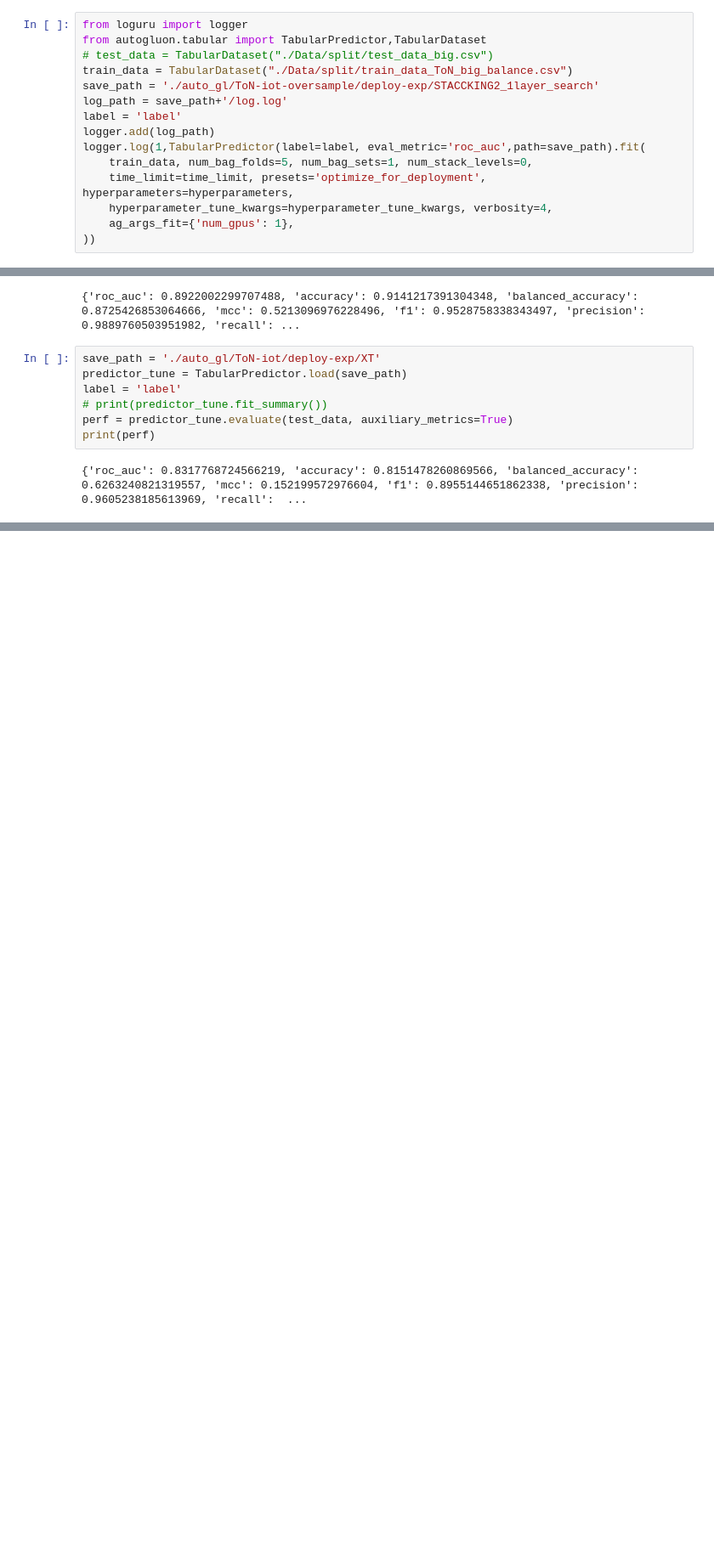
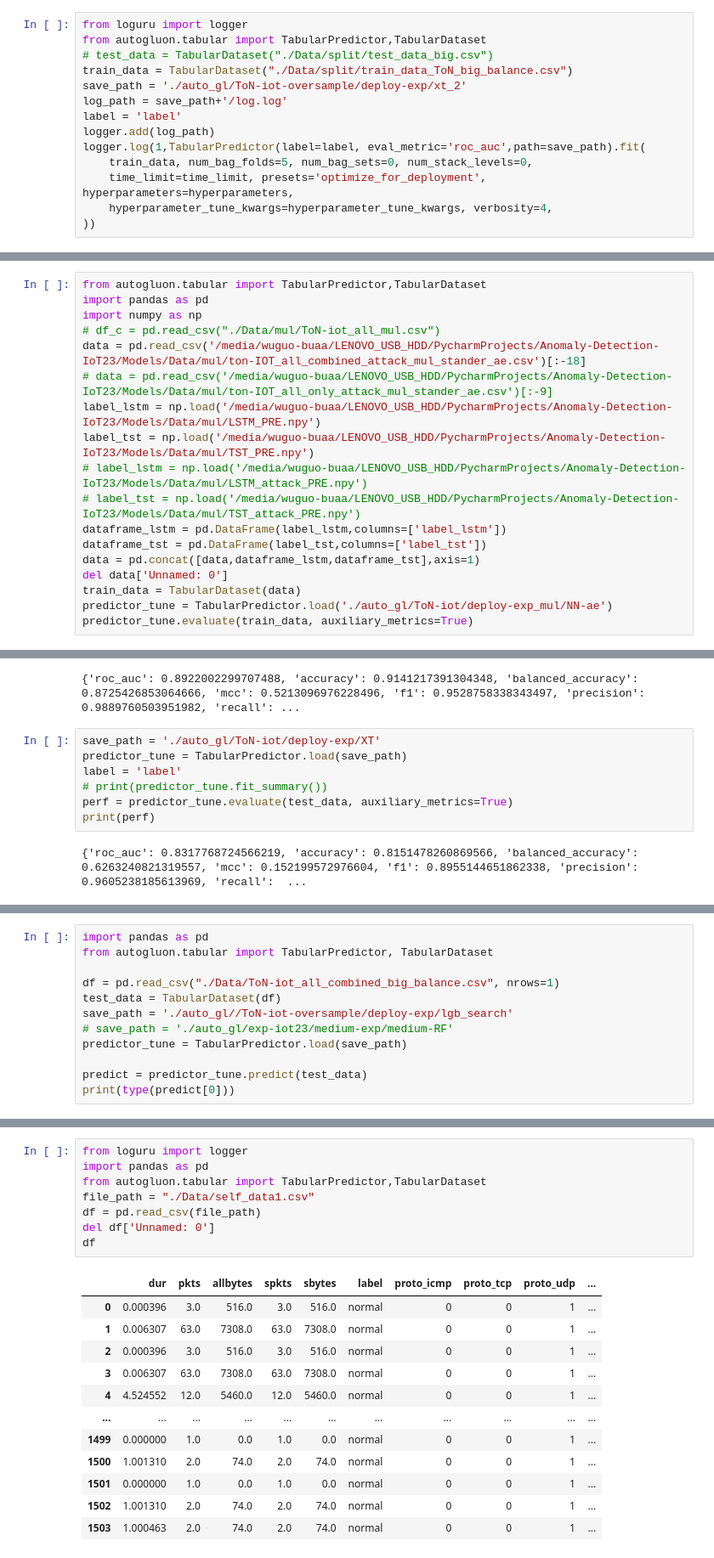
Before and after one commit to wuguobeijing/Anomaly-Detection-IoT23, a Jupyter notebook: Models/auto_gl.ipynb, the cells around one changed output, grey strips where cells are left out. Shown at 85% size. Cells and saved outputs as stored; diff of their text form; blank space fills up the shorter version.

Commit message:
sef_define_data_mul

```diff
--- a/Models/auto_gl.ipynb
+++ b/Models/auto_gl.ipynb
@@ -982,15 +1364,14 @@ from loguru import logger
 from autogluon.tabular import TabularPredictor,TabularDataset
 # test_data = TabularDataset("./Data/split/test_data_big.csv")
 train_data = TabularDataset("./Data/split/train_data_ToN_big_balance.csv")
-save_path = './auto_gl/ToN-iot-oversample/deploy-exp/STACCKING2_1layer_search'
+save_path = './auto_gl/ToN-iot-oversample/deploy-exp/xt_2'
 log_path = save_path+'/log.log'
 label = 'label'
 logger.add(log_path)
 logger.log(1,TabularPredictor(label=label, eval_metric='roc_auc',path=save_path).fit(
-    train_data, num_bag_folds=5, num_bag_sets=1, num_stack_levels=0,
+    train_data, num_bag_folds=5, num_bag_sets=0, num_stack_levels=0,
     time_limit=time_limit, presets='optimize_for_deployment', hyperparameters=hyperparameters,
     hyperparameter_tune_kwargs=hyperparameter_tune_kwargs, verbosity=4,
-    ag_args_fit={'num_gpus': 1},
 ))
 # %% [output]
 File delimiter for ./Data/split/train_data_ToN_big_balance.csv inferred as ',' (comma). If this is incorrect, please manually load the data as a pandas DataFrame.
@@ -1109,0 +1890,18 @@ predictor_tune.predict(test_data)
+# %%
+from autogluon.tabular import TabularPredictor,TabularDataset
+import pandas as pd
+import numpy as np
+# df_c = pd.read_csv("./Data/mul/ToN-iot_all_mul.csv")
+data = pd.read_csv('/media/wuguo-buaa/LENOVO_USB_HDD/PycharmProjects/Anomaly-Detection-IoT23/Models/Data/mul/ton-IOT_all_combined_attack_mul_stander_ae.csv')[:-18]
+# data = pd.read_csv('/media/wuguo-buaa/LENOVO_USB_HDD/PycharmProjects/Anomaly-Detection-IoT23/Models/Data/mul/ton-IOT_all_only_attack_mul_stander_ae.csv')[:-9]
+label_lstm = np.load('/media/wuguo-buaa/LENOVO_USB_HDD/PycharmProjects/Anomaly-Detection-IoT23/Models/Data/mul/LSTM_PRE.npy')
+label_tst = np.load('/media/wuguo-buaa/LENOVO_USB_HDD/PycharmProjects/Anomaly-Detection-IoT23/Models/Data/mul/TST_PRE.npy')
+# label_lstm = np.load('/media/wuguo-buaa/LENOVO_USB_HDD/PycharmProjects/Anomaly-Detection-IoT23/Models/Data/mul/LSTM_attack_PRE.npy')
+# label_tst = np.load('/media/wuguo-buaa/LENOVO_USB_HDD/PycharmProjects/Anomaly-Detection-IoT23/Models/Data/mul/TST_attack_PRE.npy')
+dataframe_lstm = pd.DataFrame(label_lstm,columns=['label_lstm'])
+dataframe_tst = pd.DataFrame(label_tst,columns=['label_tst'])
+data = pd.concat([data,dataframe_lstm,dataframe_tst],axis=1)
+del data['Unnamed: 0']
+train_data = TabularDataset(data)
+predictor_tune = TabularPredictor.load('./auto_gl/ToN-iot/deploy-exp_mul/NN-ae')
+predictor_tune.evaluate(train_data, auxiliary_metrics=True)
@@ -1126,0 +1931,12 @@ print(perf)
+# %%
+import pandas as pd
+from autogluon.tabular import TabularPredictor, TabularDataset
+
+df = pd.read_csv("./Data/ToN-iot_all_combined_big_balance.csv", nrows=1)
+test_data = TabularDataset(df)
+save_path = './auto_gl//ToN-iot-oversample/deploy-exp/lgb_search'
+# save_path = './auto_gl/exp-iot23/medium-exp/medium-RF'
+predictor_tune = TabularPredictor.load(save_path)
+
+predict = predictor_tune.predict(test_data)
+print(type(predict[0]))
@@ -1126,0 +2020,21 @@ print(perf)
+# %%
+from loguru import logger
+import pandas as pd
+from autogluon.tabular import TabularPredictor,TabularDataset
+file_path = "./Data/self_data1.csv"
+df = pd.read_csv(file_path)
+del df['Unnamed: 0']
+df
+# %% [output]
+|  | dur | pkts | allbytes | spkts | sbytes | label | proto_icmp | proto_tcp | proto_udp | ... |
+| 0 | 0.000396 | 3.0 | 516.0 | 3.0 | 516.0 | normal | 0 | 0 | 1 | ... |
+| 1 | 0.006307 | 63.0 | 7308.0 | 63.0 | 7308.0 | normal | 0 | 0 | 1 | ... |
+| 2 | 0.000396 | 3.0 | 516.0 | 3.0 | 516.0 | normal | 0 | 0 | 1 | ... |
+| 3 | 0.006307 | 63.0 | 7308.0 | 63.0 | 7308.0 | normal | 0 | 0 | 1 | ... |
+| 4 | 4.524552 | 12.0 | 5460.0 | 12.0 | 5460.0 | normal | 0 | 0 | 1 | ... |
+| ... | ... | ... | ... | ... | ... | ... | ... | ... | ... | ... |
+| 1499 | 0.000000 | 1.0 | 0.0 | 1.0 | 0.0 | normal | 0 | 0 | 1 | ... |
+| 1500 | 1.001310 | 2.0 | 74.0 | 2.0 | 74.0 | normal | 0 | 0 | 1 | ... |
+| 1501 | 0.000000 | 1.0 | 0.0 | 1.0 | 0.0 | normal | 0 | 0 | 1 | ... |
+| 1502 | 1.001310 | 2.0 | 74.0 | 2.0 | 74.0 | normal | 0 | 0 | 1 | ... |
+| 1503 | 1.000463 | 2.0 | 74.0 | 2.0 | 74.0 | normal | 0 | 0 | 1 | ... |
```
Also changed, not shown: parts of 45 cells of this notebook, 2 other files.
